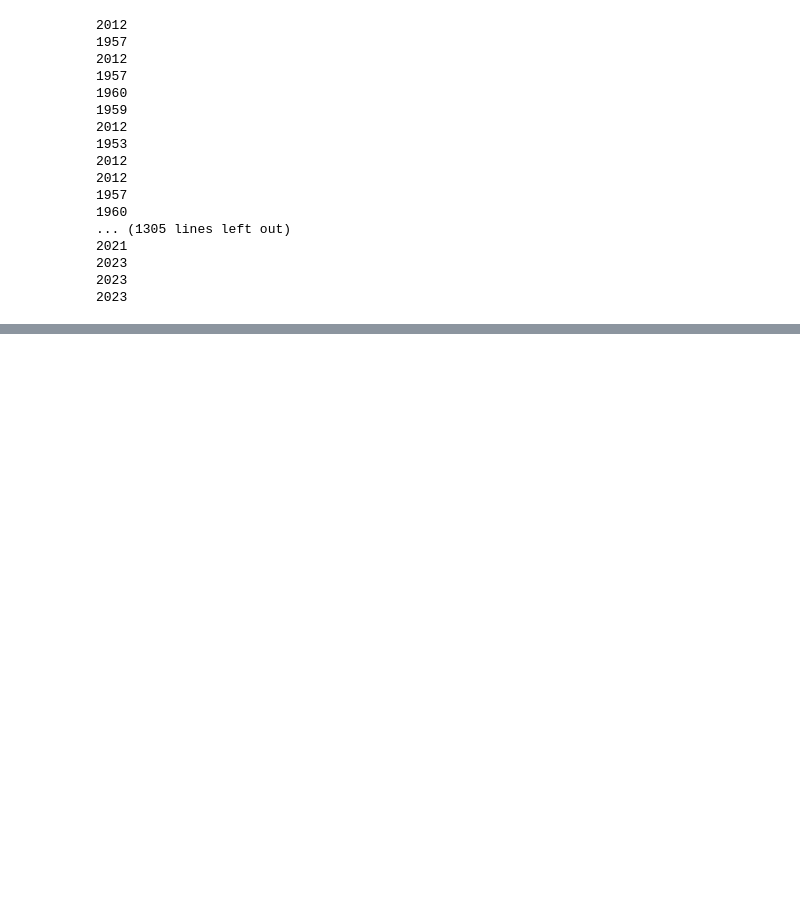
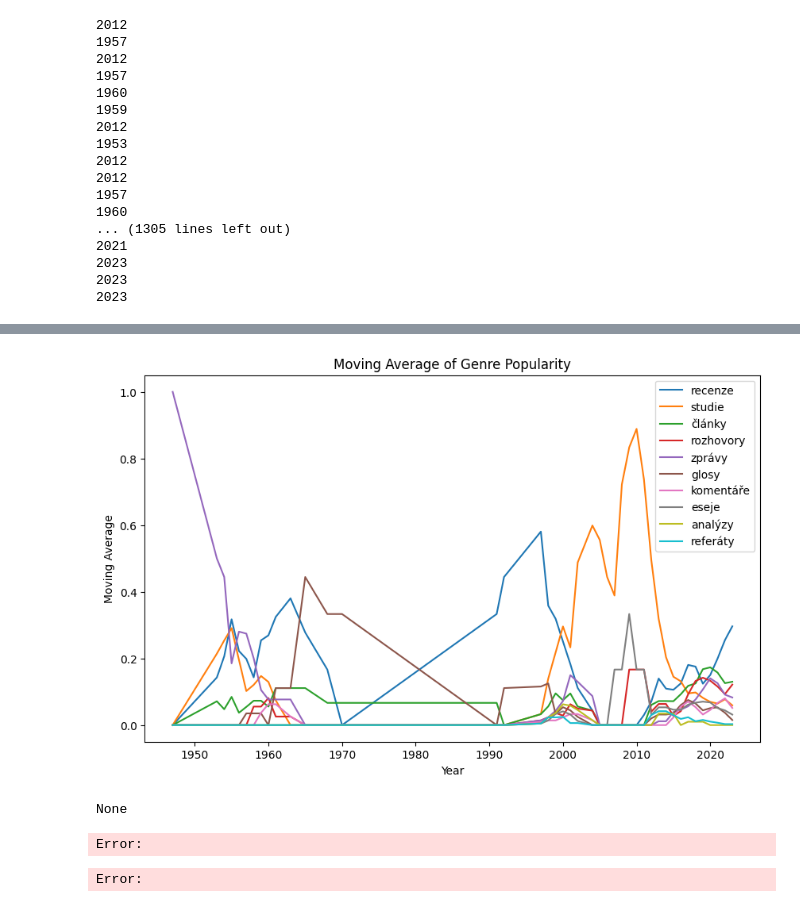
Before and after one commit to panuscha/DH-data-process, a Jupyter notebook: Kundera_mapping.ipynb, the cells around one changed output, grey strips where cells are left out. Drawn from its saved outputs; the diff is of its cells as text; code cells hidden in the pictures; blank space fills up the shorter version.

```diff
--- a/Kundera_mapping.ipynb
+++ b/Kundera_mapping.ipynb
@@ -204,0 +208,68 @@ TypeError: unhashable type: 'Series'
+# %%
+# Create a line chart
+plt.figure(figsize=(10, 6))  # Set the figure size (optional)
+
+proportions = {}
+# Plot the lines for each topic
+for genre in ten_most_common_genre:
+    proportions[genre] = [genre_counts.get((genre, year), 0) / total_counts[year] for year in years]
+
+# Calculate moving average
+window_size = 3  # Define the window size for the moving average
+moving_averages = {}
+for topic, values in proportions.items():
+    moving_averages[topic] = pd.Series(values).rolling(window=window_size, min_periods=1).mean()
+
+
+for genre in ten_most_common_genre:
+    plt.plot(years, moving_averages[genre], label=genre)
+
+# Add labels and title
+plt.xlabel('Year')
+plt.ylabel('Moving Average')
+plt.title('Moving Average of Genre Popularity')
+
+# Add a legend
+plt.legend()
+
+# Display the chart
+plt.show()
+# %% [output]
+[figure, added]
+# %%
+import ufal.udpipe
+
+model_path = "udpipe_model\\udpipe-ud-2.5-191206.udpipe\\czech-cac-ud-2.5-191206.udpipe"
+
+with open(model_path, 'r') as model:
+    line = model.readLine()
+    print(line)
+
+udpipe_model = ufal.udpipe.Model.load(model_path)
+
+# Create an instance of the UDPipe pipeline
+pipeline = ufal.udpipe.Pipeline(udpipe_model, "tokenize", "tag", "parse", "lemma")
+
+# Czech text to process
+text = "Nové studie ukazují spojitost mezi spánkem a produktivitou."
+
+# Process the text with UDPipe
+parsed = pipeline.process(text)
+
+# Access the parsed results
+sentences = parsed.split("\n\n")  # Split into individual sentences
+for sentence in sentences:
+    lines = sentence.strip().split("\n")
+    for line in lines:
+        columns = line.split("\t")
+        word = columns[1]  # Word form
+        lemma = columns[2]  # Lemma
+        pos_tag = columns[3]  # Part-of-speech tag
+        print(f"Word: {word}\tLemma: {lemma}\tPOS Tag: {pos_tag}")
+
+# Cleanup resources
+del pipeline
+# %% [output]
+None
+Error:
+Error:
```
Also changed, not shown: parts of 4 cells of this notebook.
